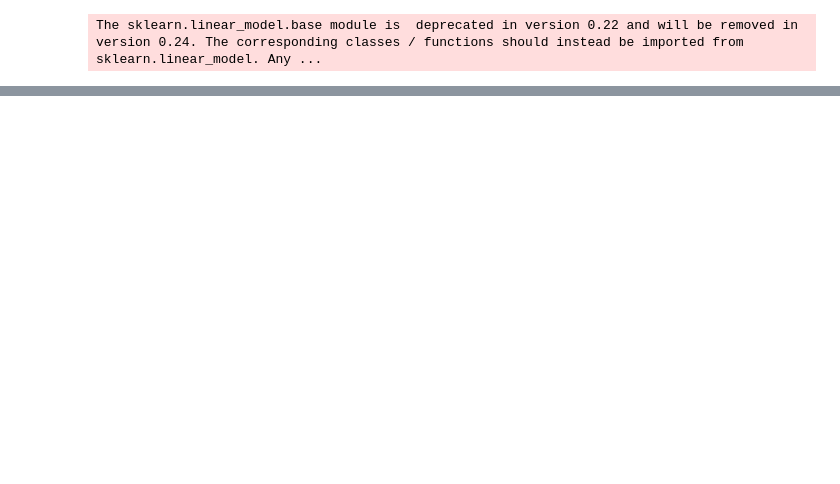
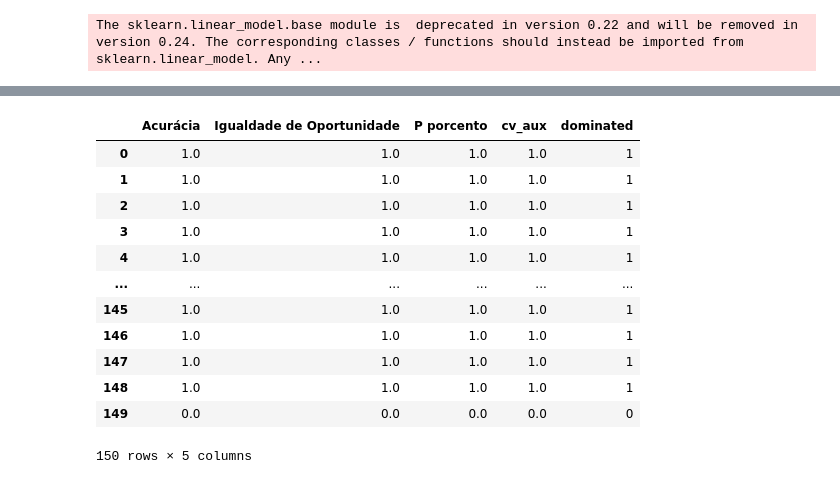
Before and after one commit to viguardieiro/moopt_fairness, a Jupyter notebook: Tradeoff.ipynb, the cells around one changed output, grey strips where cells are left out. Drawn from its saved outputs; the diff is of its cells as text; code cells hidden in the pictures; blank space fills up the shorter version.

```diff
--- a/Tradeoff.ipynb
+++ b/Tradeoff.ipynb
@@ -82,3 +115,21 @@ m_metrics = pd.DataFrame(data=m_aux, columns=['Acurácia','Igualdade de Oportuni
+# %%
+new_results[new_results.dominated] = 1
+new_results[new_results.dominated == False] = 0
+new_results
+# %% [output]
+|  | Acurácia | Igualdade de Oportunidade | P porcento | cv_aux | dominated |
+| 0 | 1.0 | 1.0 | 1.0 | 1.0 | 1 |
+| 1 | 1.0 | 1.0 | 1.0 | 1.0 | 1 |
+| 2 | 1.0 | 1.0 | 1.0 | 1.0 | 1 |
+| 3 | 1.0 | 1.0 | 1.0 | 1.0 | 1 |
+| 4 | 1.0 | 1.0 | 1.0 | 1.0 | 1 |
+| ... | ... | ... | ... | ... | ... |
+| 145 | 1.0 | 1.0 | 1.0 | 1.0 | 1 |
+| 146 | 1.0 | 1.0 | 1.0 | 1.0 | 1 |
+| 147 | 1.0 | 1.0 | 1.0 | 1.0 | 1 |
+| 148 | 1.0 | 1.0 | 1.0 | 1.0 | 1 |
+| 149 | 0.0 | 0.0 | 0.0 | 0.0 | 0 |
+150 rows × 5 columns
 # %%
 fig = go.Figure(data=
     go.Parcoords(
```
Also changed, not shown: parts of 38 cells of this notebook, 1 other file.
